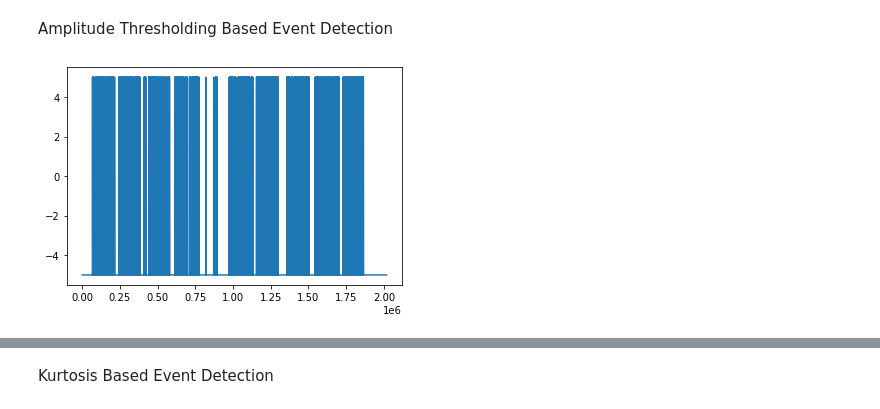
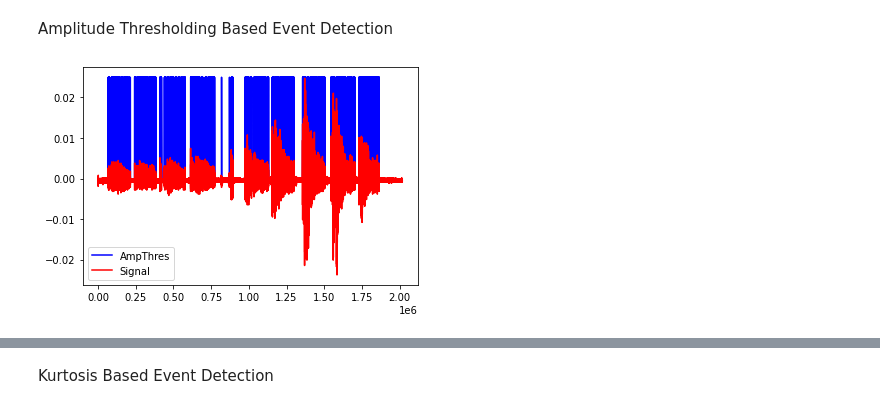
Before and after one commit to Abhinav9512/Event-Detection-from-Seismic-waves, a Jupyter notebook: Project.ipynb, the cells around one changed output, grey strips where cells are left out. Cells and saved outputs as stored; diff of their text form; code cells hidden in the pictures.

```diff
--- a/Project.ipynb
+++ b/Project.ipynb
@@ -61,39 +61,43 @@ import numpy as np
 import matplotlib.pyplot as plt
 
 df = pd.read_csv("/content/drive/MyDrive/CSV files/sensor_a_6_march.csv", header=None, skiprows=10)
-df["AmpThres"] =  -5.0     # Default value is -5.0 if there is event then it will be 5.0.
+df["AmpThres"] =  -0.0005    # Default value is -0.0005 if there is event then it will be 0.025.
 df["StartingTime"] = 0.0   # For storing starting time
 df["EndingTime"] = 0.0     # For storing ending time
 
 x = len(df.values[:,0])         # number of readings
 y = df.values[:,1]         #Voltage
 
 def ampThresBasedEventDetection (signalLength, amp):
 
   t = 0           # For storing time index
   ind = 0         # To store starting time index of event
   flag = 0        # To store ending time index of event
 
   while t < signalLength:
 
     if abs(amp[t]) > 0.002:
-      df.values[t,2] = 5.0
+      df.values[t,2] = 0.025
       if flag == ind :
         df.values[ind,3] = t        # To store starting time of event
         flag = flag + 1
 
     if abs(amp[t-1]) > 0.002 and  abs(amp[t])< 0.002 :
       df.values[ind,4] = t - 1      # To store ending time of event
       ind = ind + 1
 
     t=t+1
 
 ampThresBasedEventDetection(x,y)
 
 ampThres = df.values[:,2]
 
-plt.plot(ampThres)
+plt.plot(ampThres,'b-',label='AmpThres')                       # output of Amplitude Threshold
+plt.plot(df.values[:,1],'r-',label='Signal')         # signal
+
+plt.legend()
+plt.show()
 
 df.to_csv('/content/drive/MyDrive/CSV files/ampthreshold.csv', index=False)     # To store events
 # %% [output]
-[figure, old version]
+[figure, new version]
```
Also changed, not shown: parts of 16 cells of this notebook.
